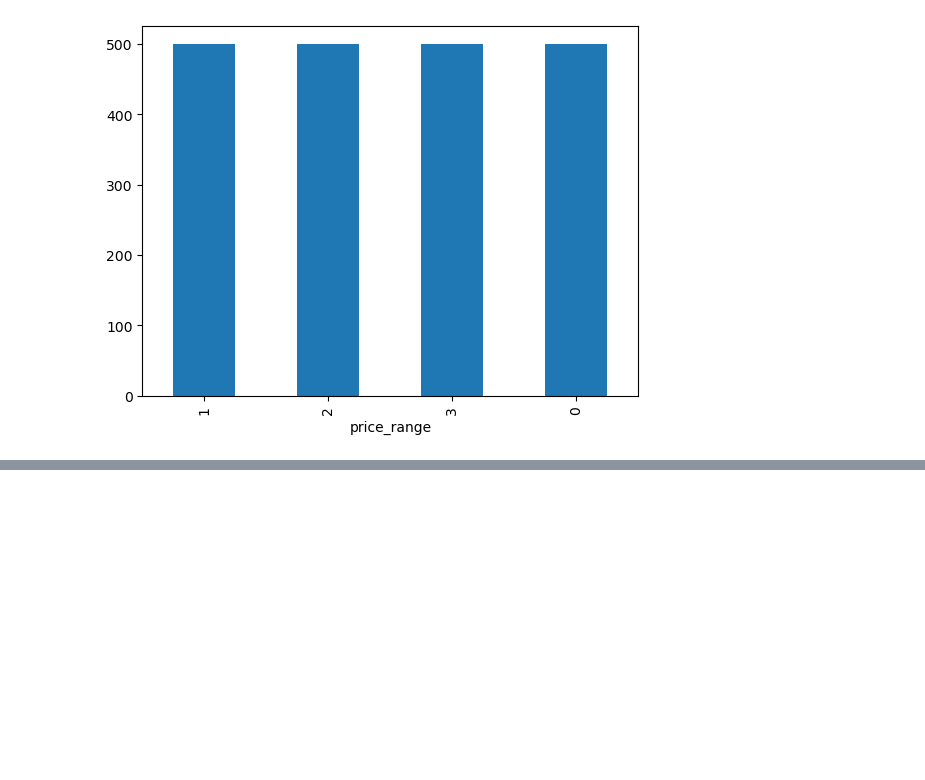
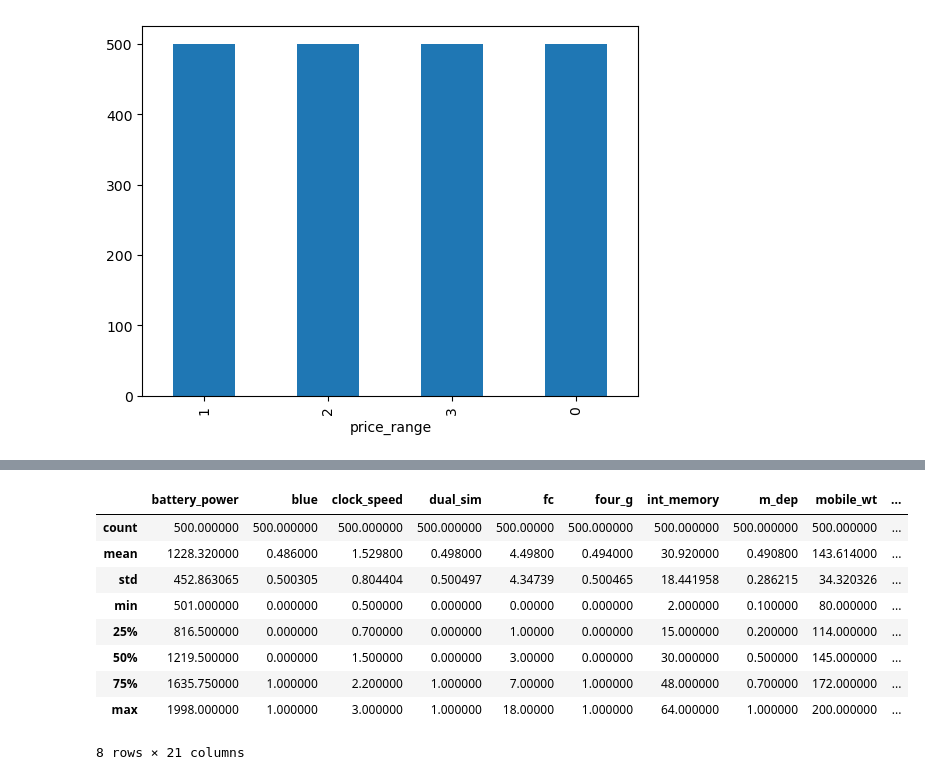
Before and after one commit to MaukanMir/Mobile-Price-Classification, a Jupyter notebook: training.ipynb, the cells around one changed output, grey strips where cells are left out. Saved outputs shown, nothing was run; the diff lists cells and outputs as text; code cells hidden in the pictures; blank space fills up the shorter version.

```diff
--- a/training.ipynb
+++ b/training.ipynb
@@ -86,0 +101,13 @@ price_three.describe()
+# %%
+sec_price_df.describe()
+# %% [output]
+|  | battery_power | blue | clock_speed | dual_sim | fc | four_g | int_memory | m_dep | mobile_wt | ... |
+| count | 500.000000 | 500.000000 | 500.000000 | 500.000000 | 500.00000 | 500.000000 | 500.000000 | 500.000000 | 500.000000 | ... |
+| mean | 1228.320000 | 0.486000 | 1.529800 | 0.498000 | 4.49800 | 0.494000 | 30.920000 | 0.490800 | 143.614000 | ... |
+| std | 452.863065 | 0.500305 | 0.804404 | 0.500497 | 4.34739 | 0.500465 | 18.441958 | 0.286215 | 34.320326 | ... |
+| min | 501.000000 | 0.000000 | 0.500000 | 0.000000 | 0.00000 | 0.000000 | 2.000000 | 0.100000 | 80.000000 | ... |
+| 25% | 816.500000 | 0.000000 | 0.700000 | 0.000000 | 1.00000 | 0.000000 | 15.000000 | 0.200000 | 114.000000 | ... |
+| 50% | 1219.500000 | 0.000000 | 1.500000 | 0.000000 | 3.00000 | 0.000000 | 30.000000 | 0.500000 | 145.000000 | ... |
+| 75% | 1635.750000 | 1.000000 | 2.200000 | 1.000000 | 7.00000 | 1.000000 | 48.000000 | 0.700000 | 172.000000 | ... |
+| max | 1998.000000 | 1.000000 | 3.000000 | 1.000000 | 18.00000 | 1.000000 | 64.000000 | 1.000000 | 200.000000 | ... |
+8 rows × 21 columns
```
Also changed, not shown: parts of 6 cells of this notebook.
